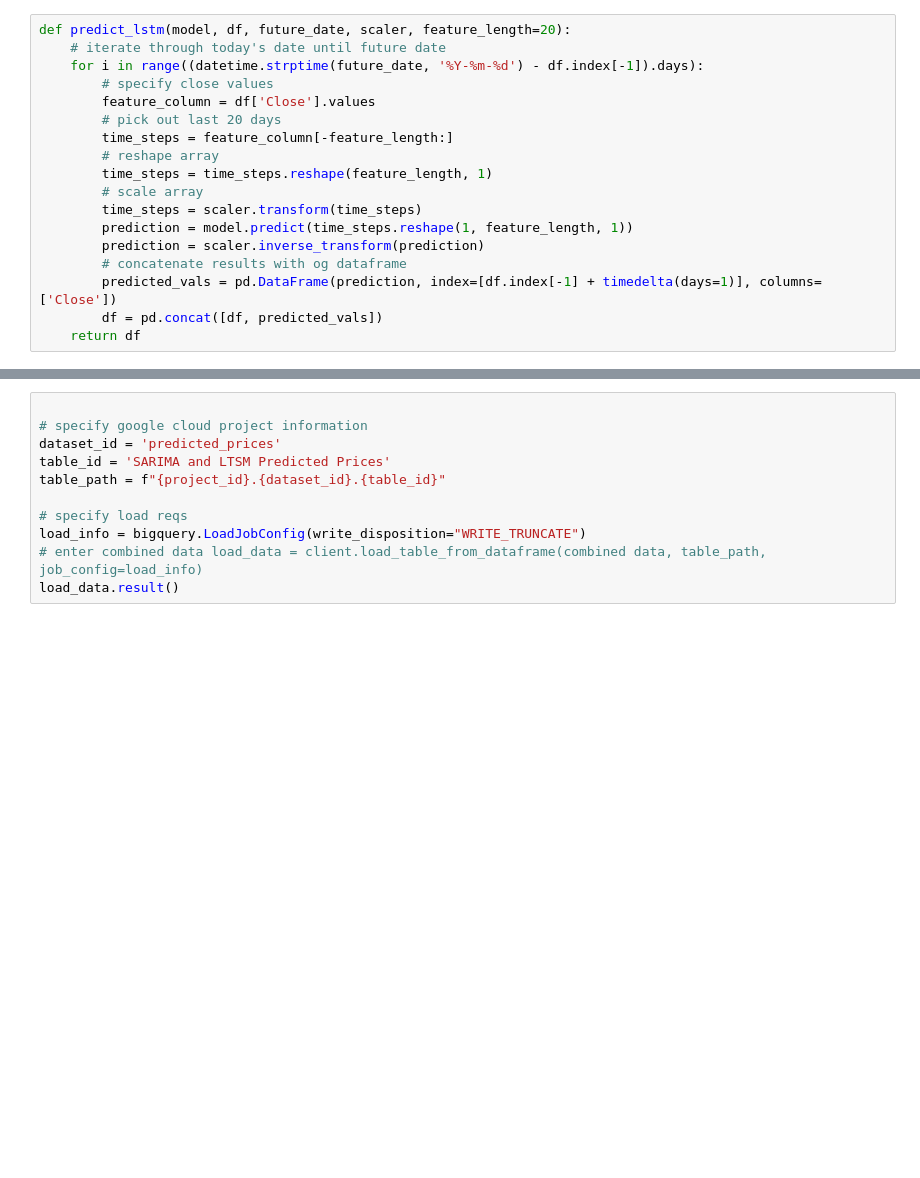
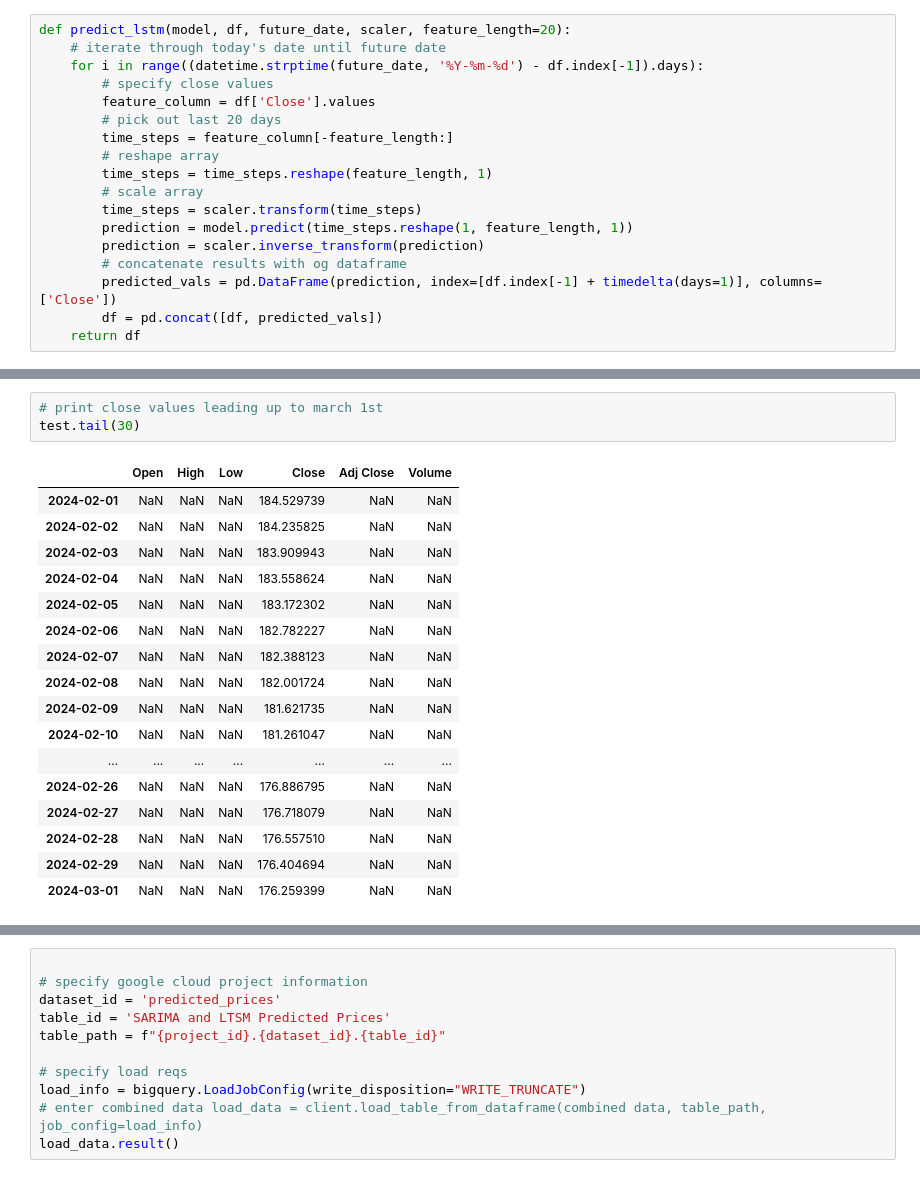
Before and after one commit to readingshapes/stock_forecasting, a Jupyter notebook: combo.ipynb, the cells around one changed output, grey strips where cells are left out. Cells and saved outputs as stored; diff of their text form; blank space fills up the shorter version.

```diff
--- a/combo.ipynb
+++ b/combo.ipynb
@@ -381 +429,22 @@ test.tail()
+# %%
+# print close values leading up to march 1st
+test.tail(30)
+# %% [output]
+|  | Open | High | Low | Close | Adj Close | Volume |
+| 2024-02-01 | NaN | NaN | NaN | 184.529739 | NaN | NaN |
+| 2024-02-02 | NaN | NaN | NaN | 184.235825 | NaN | NaN |
+| 2024-02-03 | NaN | NaN | NaN | 183.909943 | NaN | NaN |
+| 2024-02-04 | NaN | NaN | NaN | 183.558624 | NaN | NaN |
+| 2024-02-05 | NaN | NaN | NaN | 183.172302 | NaN | NaN |
+| 2024-02-06 | NaN | NaN | NaN | 182.782227 | NaN | NaN |
+| 2024-02-07 | NaN | NaN | NaN | 182.388123 | NaN | NaN |
+| 2024-02-08 | NaN | NaN | NaN | 182.001724 | NaN | NaN |
+| 2024-02-09 | NaN | NaN | NaN | 181.621735 | NaN | NaN |
+| 2024-02-10 | NaN | NaN | NaN | 181.261047 | NaN | NaN |
+| ... | ... | ... | ... | ... | ... | ... |
+| 2024-02-26 | NaN | NaN | NaN | 176.886795 | NaN | NaN |
+| 2024-02-27 | NaN | NaN | NaN | 176.718079 | NaN | NaN |
+| 2024-02-28 | NaN | NaN | NaN | 176.557510 | NaN | NaN |
+| 2024-02-29 | NaN | NaN | NaN | 176.404694 | NaN | NaN |
+| 2024-03-01 | NaN | NaN | NaN | 176.259399 | NaN | NaN |
 # %%
```
Also changed, not shown: parts of 16 cells of this notebook.
